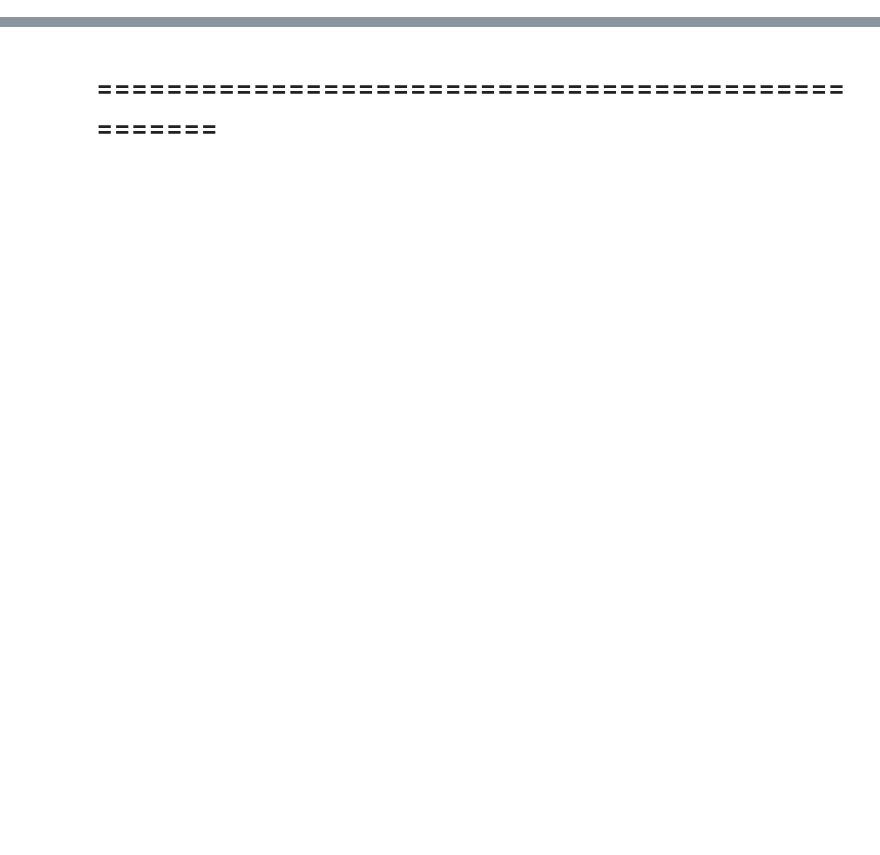
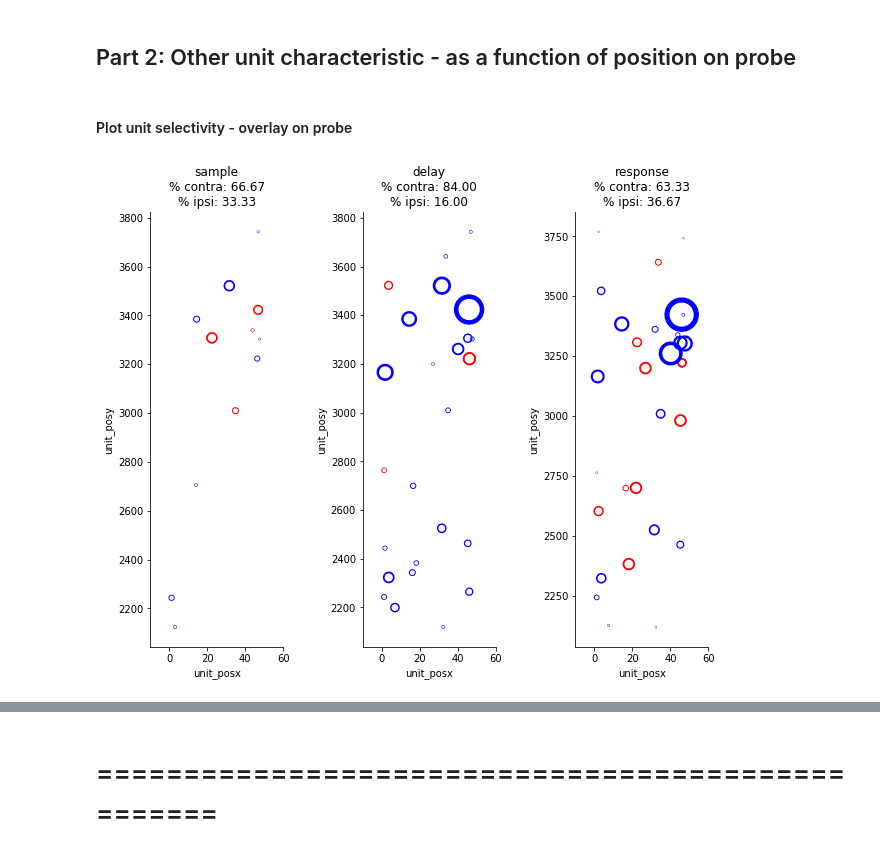
Before and after one commit to mesoscale-activity-map/map-ephys, a Jupyter notebook: notebook/plot_unit_metrics.ipynb, the cells around one changed output, grey strips where cells are left out. Drawn from its saved outputs; the diff is of its cells as text; code cells hidden in the pictures; blank space fills up the shorter version.

```diff
--- a/notebook/plot_unit_metrics.ipynb
+++ b/notebook/plot_unit_metrics.ipynb
@@ -115,0 +108,8 @@ unit_characteristic_plot.plot_paired_coding_direction(units_1, units_2, labels=(
+# %% [markdown]
+## Part 2: Other unit characteristic - as a function of position on probe
+# %% [markdown]
+#### Plot unit selectivity - overlay on probe
+# %%
+unit_characteristic_plot.plot_unit_selectivity(probe_insertion)
+# %% [output]
+[figure, added]
```
Also changed, not shown: parts of 77 cells of this notebook, 8 other files.
